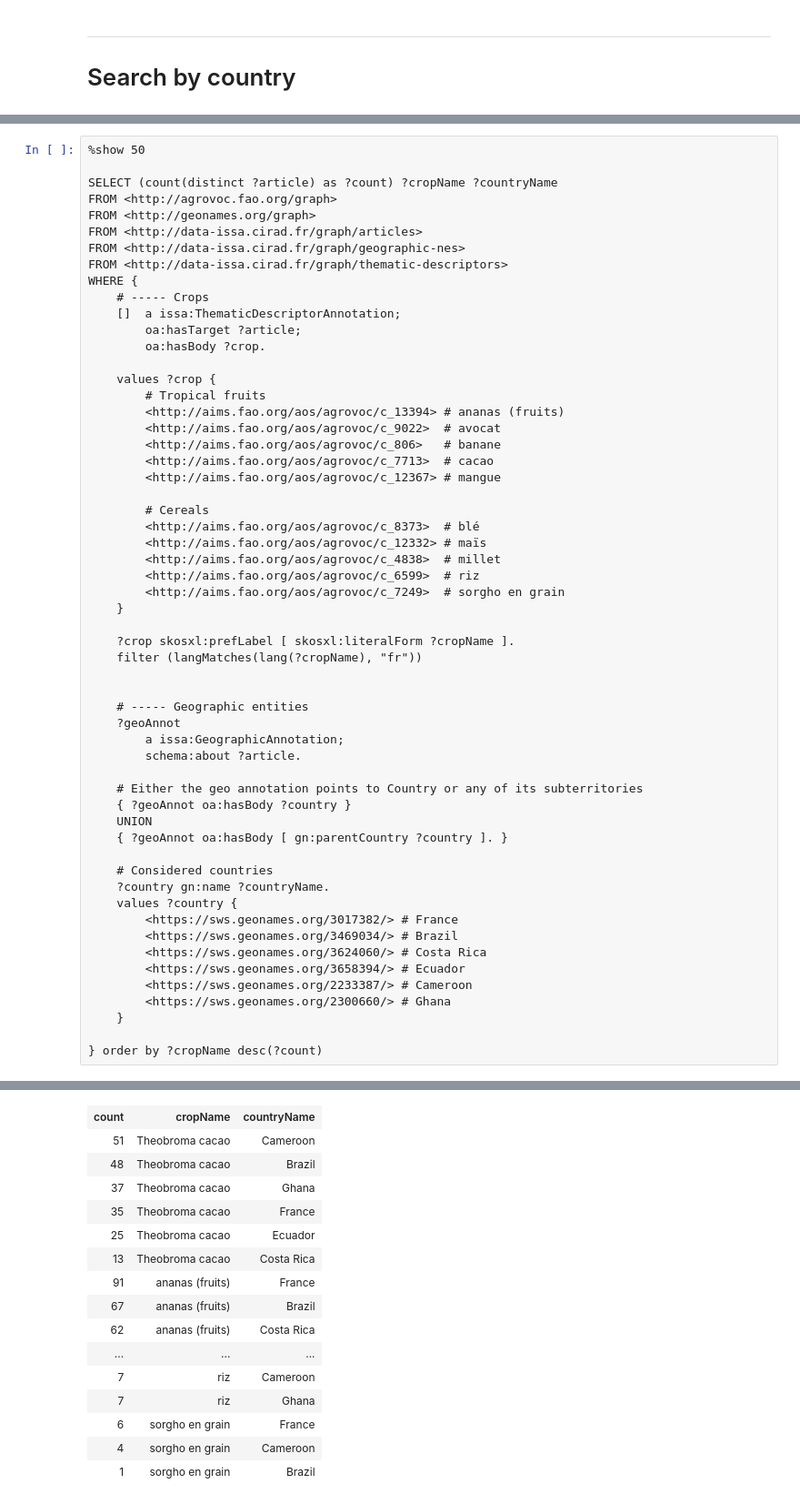
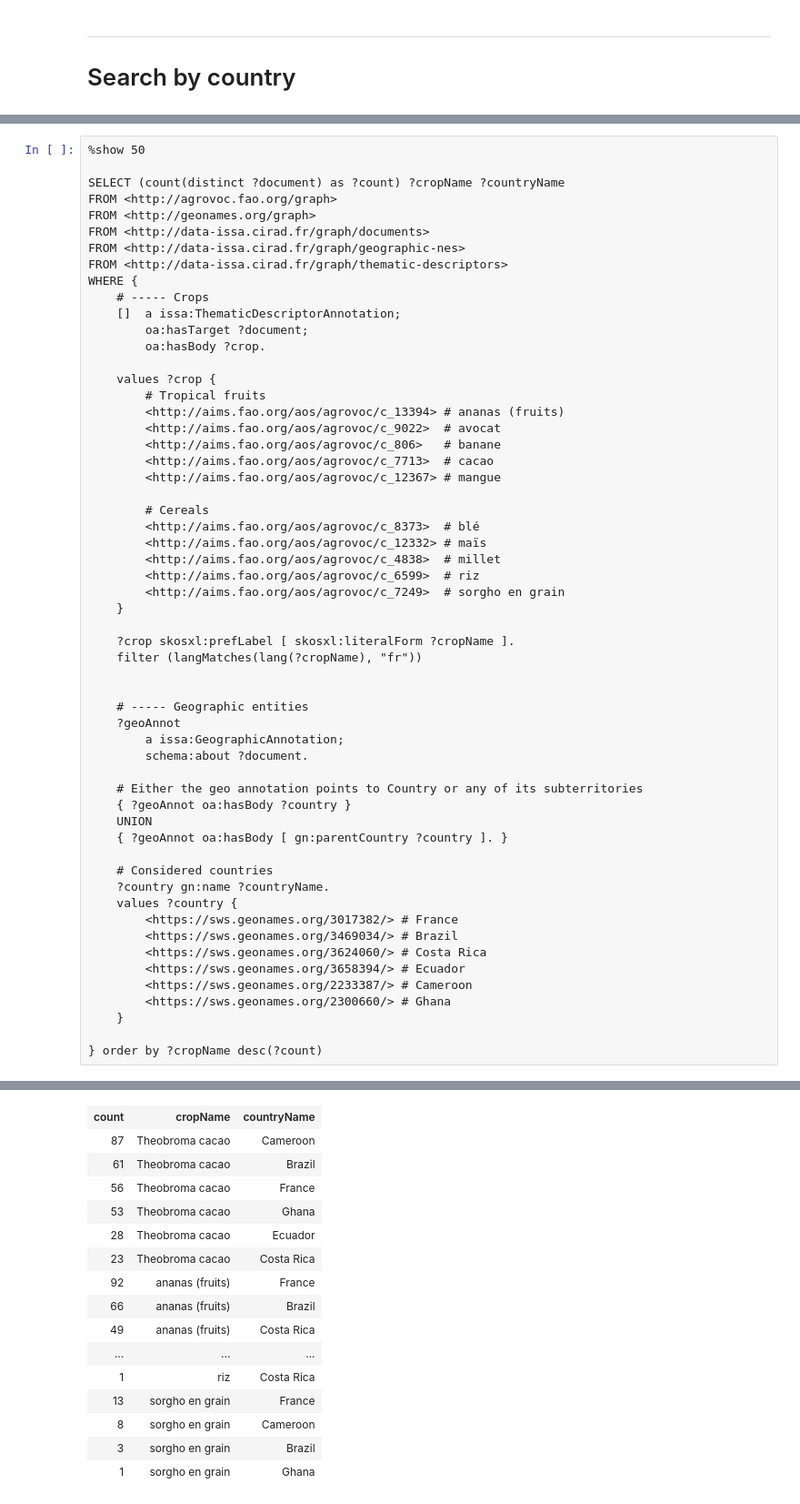
Before and after one commit to issa-project/issa-pipeline, a Jupyter notebook: notebooks/issa-geographic-NEs.ipynb, the cells around one changed output, grey strips where cells are left out. Shown at 91% size. Cells and saved outputs as stored; diff of their text form.

```diff
--- a/notebooks/issa-geographic-NEs.ipynb
+++ b/notebooks/issa-geographic-NEs.ipynb
@@ -405,16 +405,16 @@ Total: 88, Shown: 50
 # %%
 %show 50
 
-SELECT (count(distinct ?article) as ?count) ?cropName ?countryName
+SELECT (count(distinct ?document) as ?count) ?cropName ?countryName
 FROM <http://agrovoc.fao.org/graph>
 FROM <http://geonames.org/graph>
-FROM <http://data-issa.cirad.fr/graph/articles>
+FROM <http://data-issa.cirad.fr/graph/documents>
 FROM <http://data-issa.cirad.fr/graph/geographic-nes>
 FROM <http://data-issa.cirad.fr/graph/thematic-descriptors>
 WHERE {
     # ----- Crops
     []  a issa:ThematicDescriptorAnnotation;
-        oa:hasTarget ?article;
+        oa:hasTarget ?document;
         oa:hasBody ?crop.
 
     values ?crop {
@@ -434,46 +434,46 @@ WHERE {
     }
 
     ?crop skosxl:prefLabel [ skosxl:literalForm ?cropName ].
     filter (langMatches(lang(?cropName), "fr"))
 
 
     # ----- Geographic entities
     ?geoAnnot
         a issa:GeographicAnnotation;
-        schema:about ?article.
+        schema:about ?document.
 
     # Either the geo annotation points to Country or any of its subterritories
     { ?geoAnnot oa:hasBody ?country }
     UNION
     { ?geoAnnot oa:hasBody [ gn:parentCountry ?country ]. }
 
     # Considered countries
     ?country gn:name ?countryName.
     values ?country {
         <https://sws.geonames.org/3017382/> # France
         <https://sws.geonames.org/3469034/> # Brazil
         <https://sws.geonames.org/3624060/> # Costa Rica
         <https://sws.geonames.org/3658394/> # Ecuador
         <https://sws.geonames.org/2233387/> # Cameroon
         <https://sws.geonames.org/2300660/> # Ghana
     }
 
 } order by ?cropName desc(?count)
 # %% [output]
 Result maximum size: 50
 | count | cropName | countryName |
-| 51 | Theobroma cacao | Cameroon |
-| 48 | Theobroma cacao | Brazil |
-| 37 | Theobroma cacao | Ghana |
-| 35 | Theobroma cacao | France |
-| 25 | Theobroma cacao | Ecuador |
-| 13 | Theobroma cacao | Costa Rica |
-| 91 | ananas (fruits) | France |
-| 67 | ananas (fruits) | Brazil |
-| 62 | ananas (fruits) | Costa Rica |
+| 87 | Theobroma cacao | Cameroon |
+| 61 | Theobroma cacao | Brazil |
+| 56 | Theobroma cacao | France |
+| 53 | Theobroma cacao | Ghana |
+| 28 | Theobroma cacao | Ecuador |
+| 23 | Theobroma cacao | Costa Rica |
+| 92 | ananas (fruits) | France |
+| 66 | ananas (fruits) | Brazil |
+| 49 | ananas (fruits) | Costa Rica |
 | ... | ... | ... |
-| 7 | riz | Cameroon |
-| 7 | riz | Ghana |
-| 6 | sorgho en grain | France |
-| 4 | sorgho en grain | Cameroon |
-| 1 | sorgho en grain | Brazil |
+| 1 | riz | Costa Rica |
+| 13 | sorgho en grain | France |
+| 8 | sorgho en grain | Cameroon |
+| 3 | sorgho en grain | Brazil |
+| 1 | sorgho en grain | Ghana |
```
Also changed, not shown: parts of 20 cells of this notebook.
